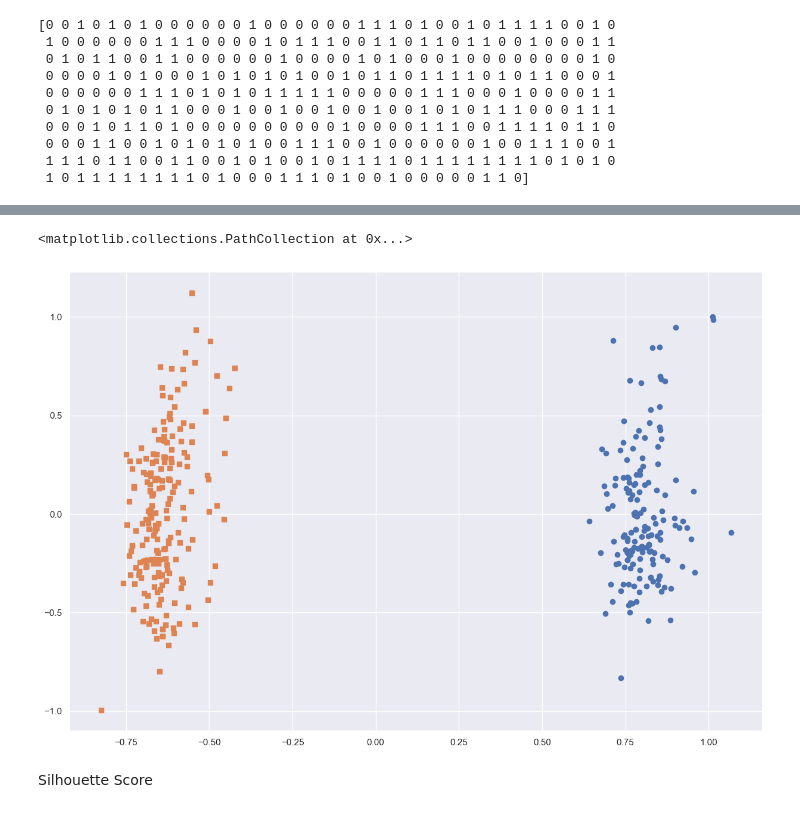
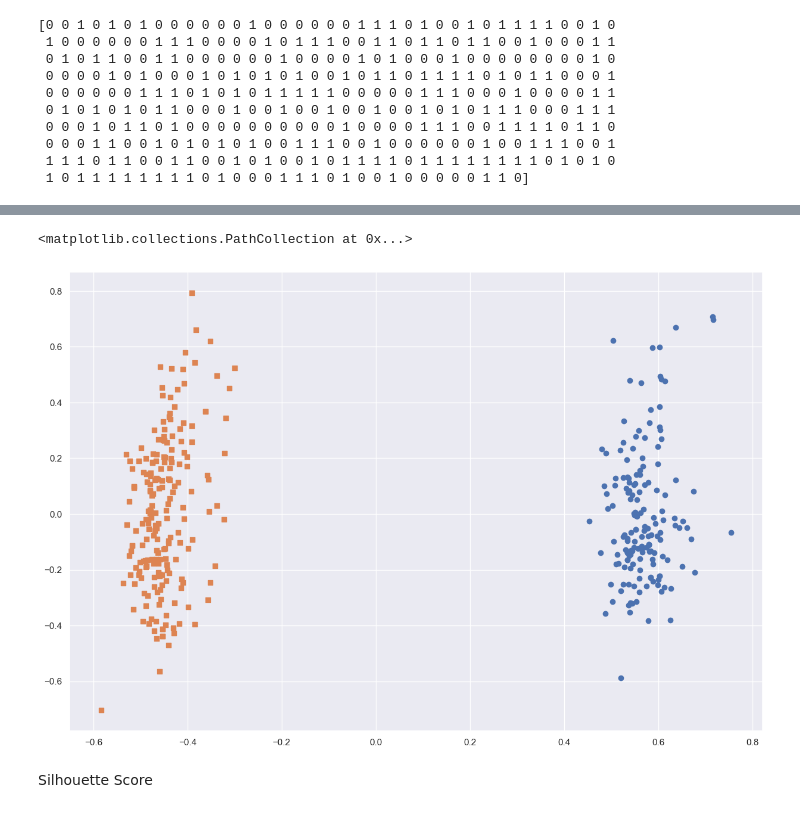
Before and after one commit to plays3000/CBC-dataset-analysis, a Jupyter notebook: CBC_presentation.ipynb, the cells around one changed output, grey strips where cells are left out. Saved outputs shown, nothing was run; the diff lists cells and outputs as text; code cells hidden in the pictures.

```diff
--- a/CBC_presentation.ipynb
+++ b/CBC_presentation.ipynb
@@ -279,7 +282,7 @@ plt.scatter(x=df_mix.loc[marker3_index,'pca1'], y=df_mix.loc[marker3_index,'pca2
 # **DBSCAN**
 # %%
 from sklearn.cluster import DBSCAN
-dbscan=DBSCAN(eps=1, min_samples=5)
+dbscan=DBSCAN(eps=0.9, min_samples=5)
 predict=dbscan.fit_predict(df_dbscan)
 print(predict)
 # %% [output]
@@ -294,10 +297,12 @@ print(predict)
  1 1 1 0 1 1 0 0 1 1 0 0 1 0 1 0 0 1 0 1 1 1 1 0 1 1 1 1 1 1 1 1 0 1 0 1 0
  1 0 1 1 1 1 1 1 1 1 0 1 0 0 0 1 1 1 0 1 0 0 1 0 0 0 0 0 1 1 0]
 # %%
+df_pca3 = copy.deepcopy(df)
+
 pca=PCA(n_components=2)
-pca_transformed=pca.fit_transform(df_dbscan)
-df_dbscan['pca1']=pca_transformed[:,0]
-df_dbscan['pca2']=pca_transformed[:,1]
+pca_transformed=pca.fit_transform(df_pca3)
+df_pca3['pca1']=pca_transformed[:,0]
+df_pca3['pca2']=pca_transformed[:,1]
 print(pca.explained_variance_ratio_)
-df_mix.head()
+df_pca3.head()
 # %% [output]
@@ -313,14 +318,14 @@ df_dbscan['cluster_db']=predict
 # %%
 marker4_index=df_dbscan[df_dbscan['cluster_db']==1].index
 marker5_index=df_dbscan[df_dbscan['cluster_db']==0].index
 # marker6_index=df_dbscan[df_dbscan['cluster_db']==2].index
 
-plt.scatter(x=df_dbscan.loc[marker4_index,'pca1'], y=df_dbscan.loc[marker4_index,'pca2'], marker='o')
-plt.scatter(x=df_dbscan.loc[marker5_index,'pca1'], y=df_dbscan.loc[marker5_index,'pca2'], marker='s')
+plt.scatter(x=df_pca3.loc[marker4_index,'pca1'], y=df_pca3.loc[marker4_index,'pca2'], marker='o')
+plt.scatter(x=df_pca3.loc[marker5_index,'pca1'], y=df_pca3.loc[marker5_index,'pca2'], marker='s')
 # plt.scatter(x=df_dbscan.loc[marker6_index,'pca1'], y=df_dbscan.loc[marker6_index,'pca2'], marker='^')
 # %% [output]
 <matplotlib.collections.PathCollection at 0x...>
-[figure, old version]
+[figure, new version]
 # %% [markdown]
 Silhouette Score
 # %%
```
Also changed, not shown: parts of 13 cells of this notebook.
